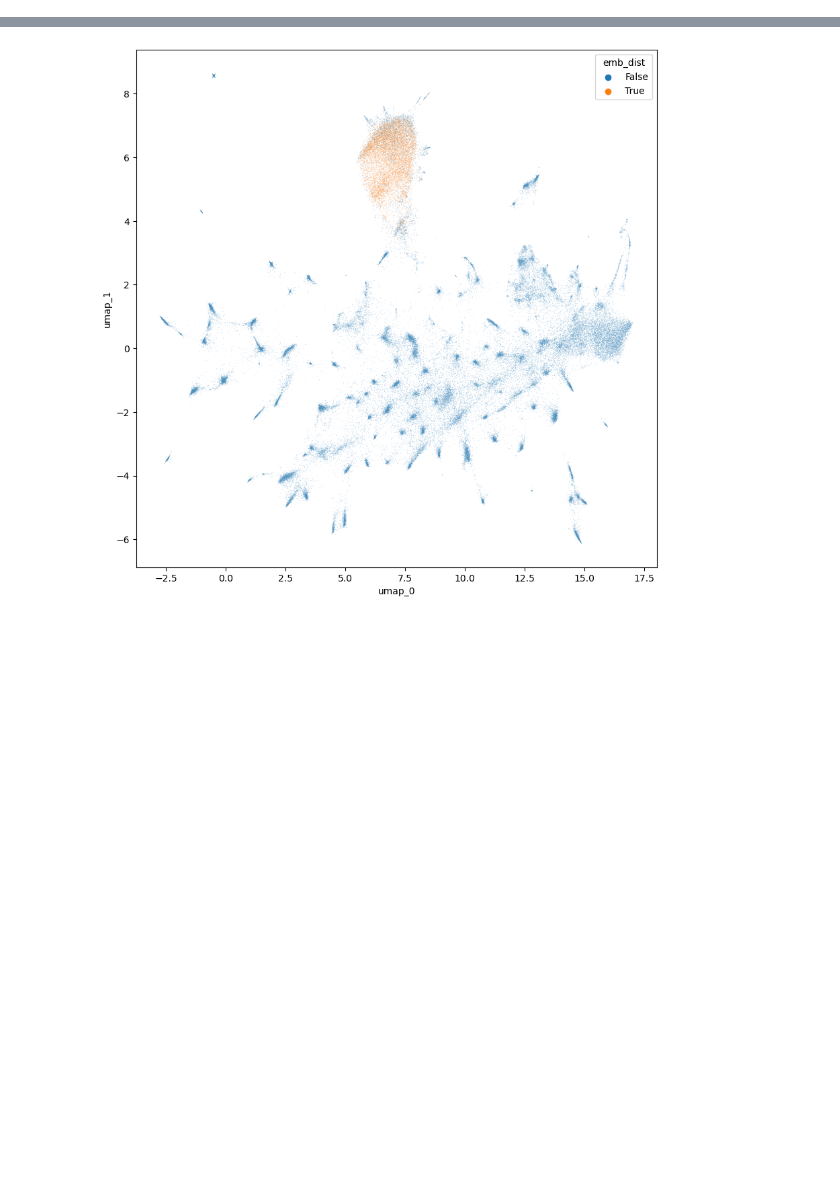
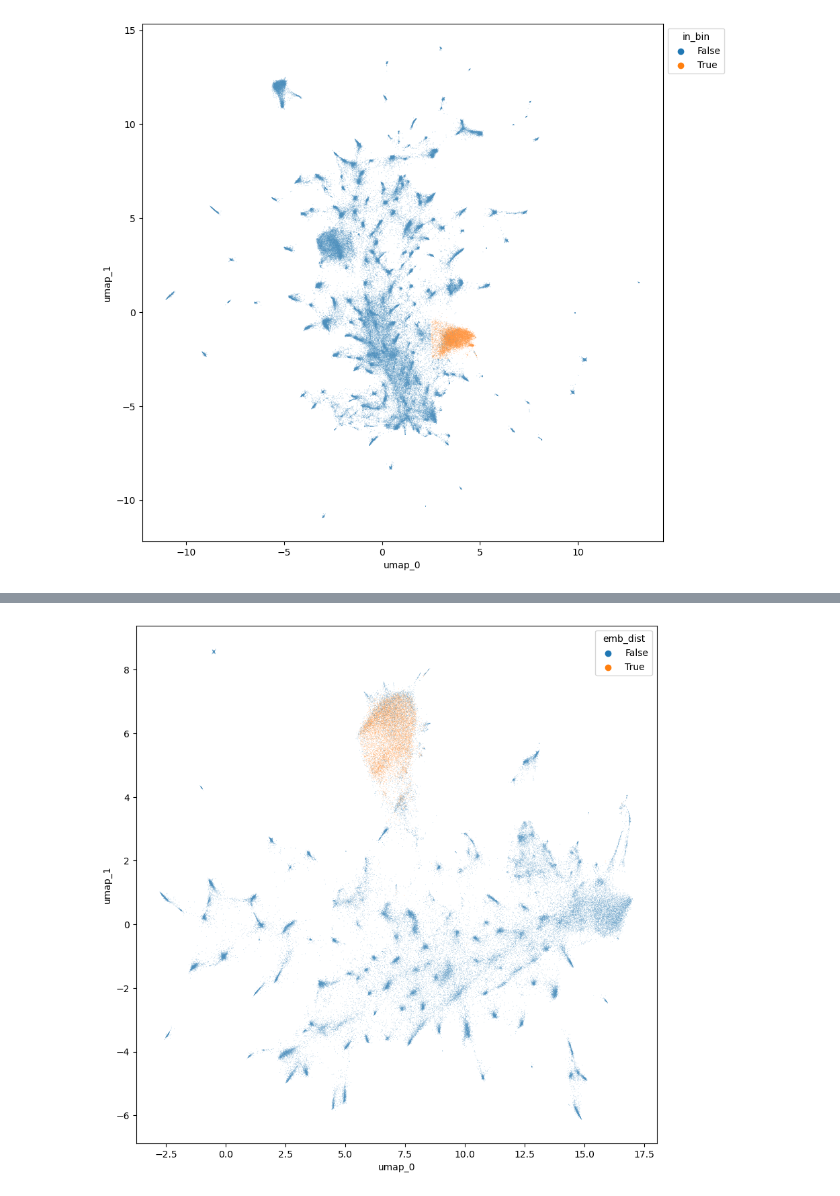
Before and after one commit to willboulton/mosaic-workflows, a Jupyter notebook: workflow/notebooks/plot_vacuum_singlesample.ipynb, the cells around one changed output, grey strips where cells are left out. Saved outputs shown, nothing was run; the diff lists cells and outputs as text; code cells hidden in the pictures; blank space fills up the shorter version.

```diff
--- a/workflow/notebooks/plot_vacuum_singlesample.ipynb
+++ b/workflow/notebooks/plot_vacuum_singlesample.ipynb
@@ -98,0 +97,8 @@ ax = sns.scatterplot(
+# %%
+df_nitzschia = df[
+    (df.umap_0 < 5) &
+    (df.umap_0 > 2.5) &
+    (df.umap_1 < 0) &
+    (df.umap_1 > -2.5) &
+    (df.superkingdom.isin(["Eukaryota", "Unknown", "None"]))
+]
@@ -98,0 +115,16 @@ ax = sns.scatterplot(
+# %%
+df2 = df
+df2['in_bin'] = df2.contig_id.apply(lambda x: x in list(df_nitzschia.contig_id))
+
+plt.figure(figsize = (10, 10))
+ax = sns.scatterplot(
+    data = df2,#[df.name_simple != "Unknown"],
+    x = 'umap_0',
+    y = 'umap_1',
+    s = 0.5,
+    hue = 'in_bin',
+    alpha = 0.35
+)
+sns.move_legend(ax, "upper left", bbox_to_anchor=(1, 1))
+# %% [output]
+[figure, added]
```
Also changed, not shown: parts of 11 cells of this notebook, 10 other files.
